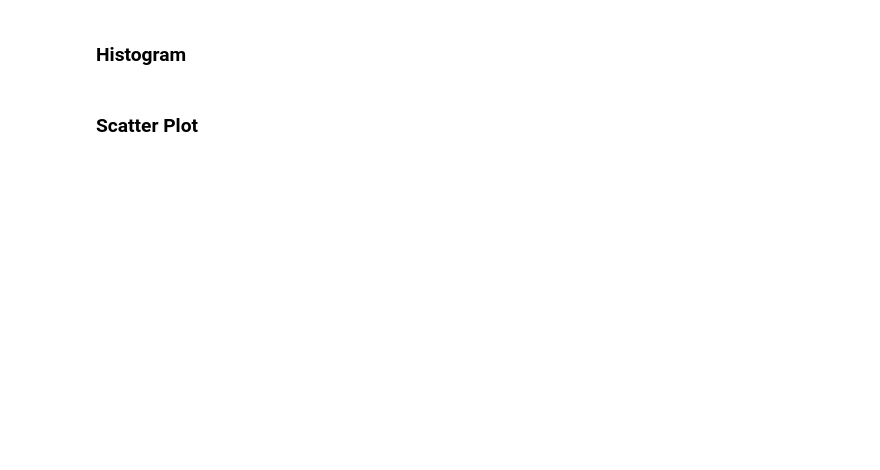
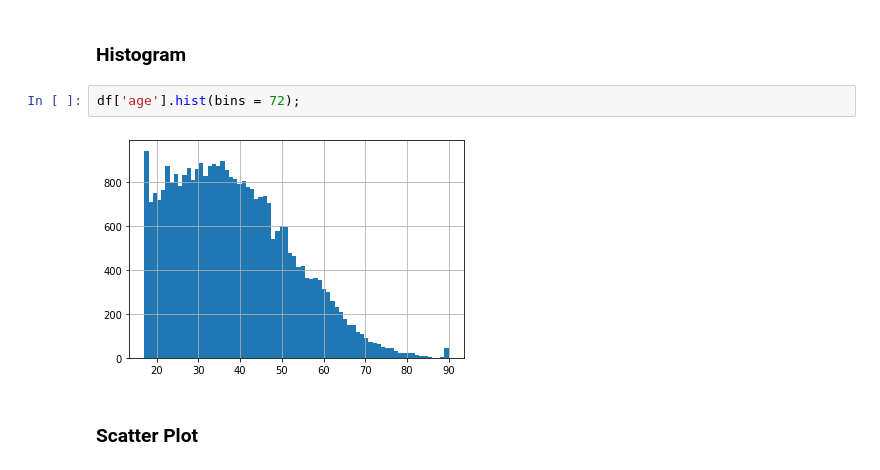
Before and after one commit to bloominstituteoftechnology/DS-Unit-1-Sprint-1-Data-Wrangling-and-Storytelling, a Jupyter notebook: module1-exploratory-data-analysis/LS_DS13_111_Exploratory_Data_Analysis.ipynb, the cells around one changed output. Cells and saved outputs as stored; diff of their text form; blank space fills up the shorter version.

```diff
--- a/module1-exploratory-data-analysis/LS_DS13_111_Exploratory_Data_Analysis.ipynb
+++ b/module1-exploratory-data-analysis/LS_DS13_111_Exploratory_Data_Analysis.ipynb
@@ -290,4 +513,8 @@ Why might it be important for us to be able to visualize how our data is distrib
 # %% [markdown]
 ### Histogram
+# %%
+df['age'].hist(bins = 72);
+# %% [output]
+[figure, added]
 # %% [markdown]
 ### Scatter Plot
```
Also changed, not shown: parts of 25 cells of this notebook.
